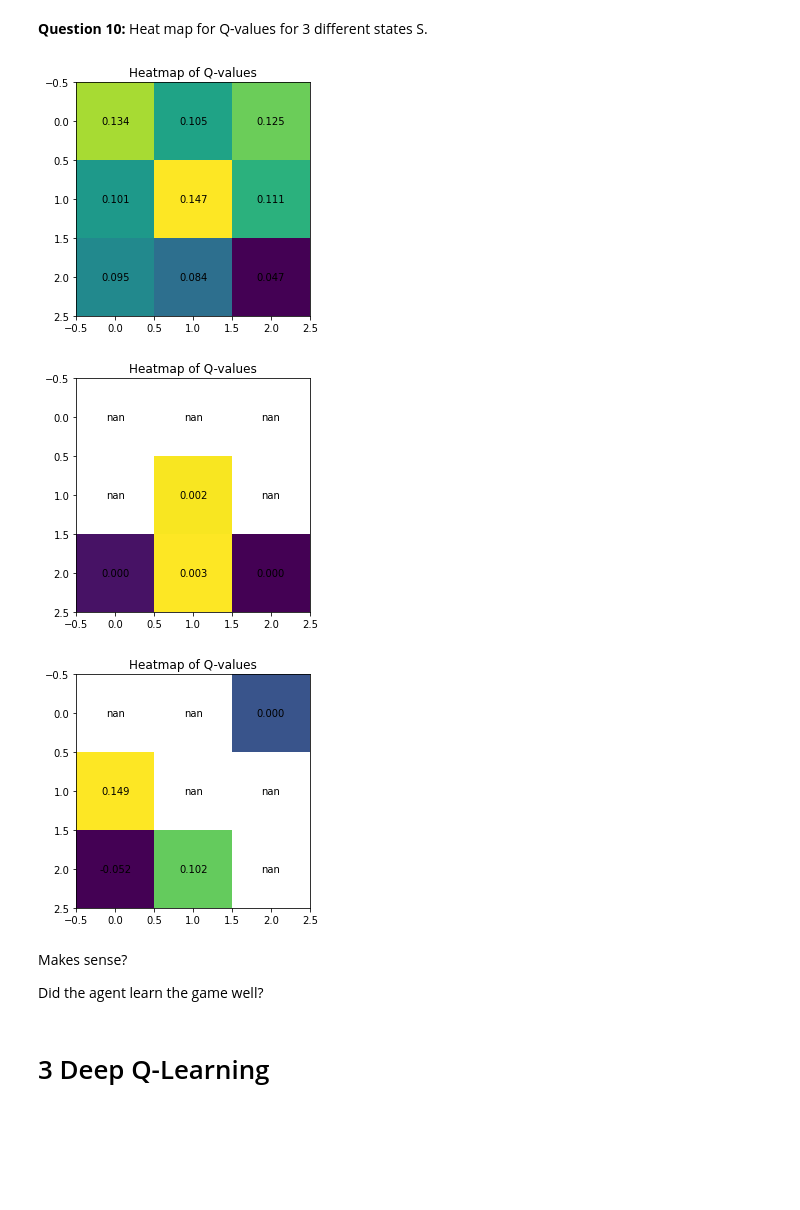
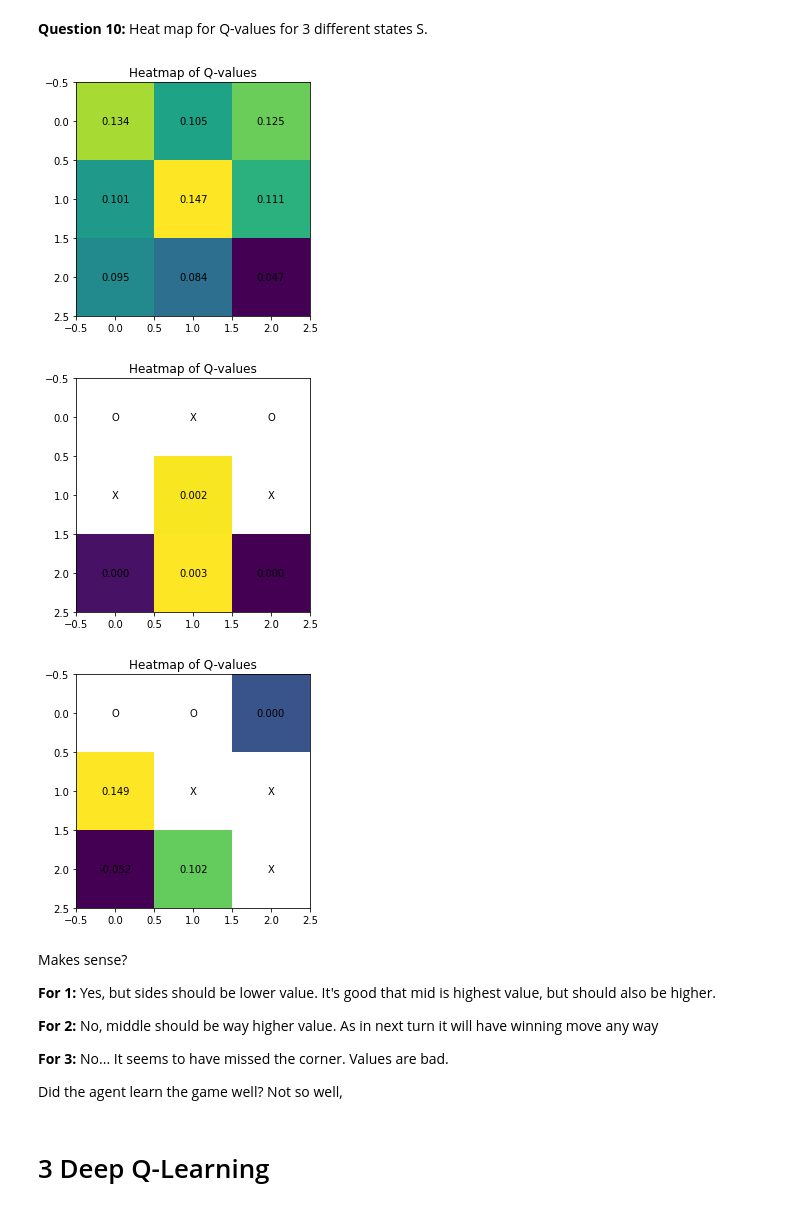
Before and after one commit to LobsterChampagne/ANN-tictactoe, a Jupyter notebook: tic_tac_toe.ipynb, the cells around one changed output. Cells and saved outputs as stored; diff of their text form; code cells hidden in the pictures; blank space fills up the shorter version.

Commit message:
begun on DQ and fix on heatmap

```diff
--- a/tic_tac_toe.ipynb
+++ b/tic_tac_toe.ipynb
@@ -697,34 +698,49 @@ The highest values of M_opt and M_rand is ***
 **Question 10:**
 Heat map for Q-values for 3 different states S.
 # %%
-def heatmap(grid, arr):
+symbol_map = {'-1' : 'O', '1': 'X'}
+def heatmap(pos):
+    arr = Q_table[pos].reshape((3,3))
+
     fig, ax = plt.subplots()
     im = ax.imshow(arr)
     # Loop over data dimensions and create text annotations.
     for i in range(3):
         for j in range(3):
-            text = ax.text(j, i, format(arr[i, j], ".3f"),
+            if np.isnan(arr[i, j]):
+                symbol = symbol_map[re.findall("-?\d", pos)[(3*i)+j]]
+                text = ax.text(j, i, symbol,
+                           ha="center", va="center")
+            else:
+                text = ax.text(j, i, format(arr[i, j], ".3f"),
                            ha="center", va="center")
     ax.set_title("Heatmap of Q-values")
     fig.tight_layout()
     plt.show()
 # %%
 # 1 state for the beginning
-arr = Q_table['[[0. 0. 0.]\n [0. 0. 0.]\n [0. 0. 0.]]']
-heatmap(arr.reshape((3,3)))
+heatmap('[[0. 0. 0.]\n [0. 0. 0.]\n [0. 0. 0.]]')
 # 1 state for blocking 3 in a row
-arr = Q_table['[[-1.  1. -1.]\n [ 1.  0.  1.]\n [ 0.  0.  0.]]']
-heatmap(arr.reshape((3,3)))
+heatmap('[[-1.  1. -1.]\n [ 1.  0.  1.]\n [ 0.  0.  0.]]')
 # 1 state for getting 3 in a row
-arr = Q_table['[[-1. -1.  0.]\n [ 0.  1.  1.]\n [ 0.  0.  1.]]']
-heatmap(arr.reshape((3,3)))
+heatmap('[[-1. -1.  0.]\n [ 0.  1.  1.]\n [ 0.  0.  1.]]')
 # %% [output]
 [figure]
-[figure, old version]
+[figure, new version]
-[figure, old version]
+[figure, new version]
-# %% [markdown]
-Makes sense?
-
-Did the agent learn the game well?
+# %% [markdown]
+Makes sense?
+
+**For 1:**
+Yes, but sides should be lower value. It's good that mid is highest value, but should also be higher.
+
+**For 2:**
+No, middle should be way higher value. As in next turn it will have winning move any way
+
+**For 3:**
+No... It seems to have missed the corner. Values are bad.
+
+Did the agent learn the game well?
+Not so well,
 # %% [markdown]
 # 3 Deep Q-Learning
```
Also changed, not shown: parts of 6 cells of this notebook.
